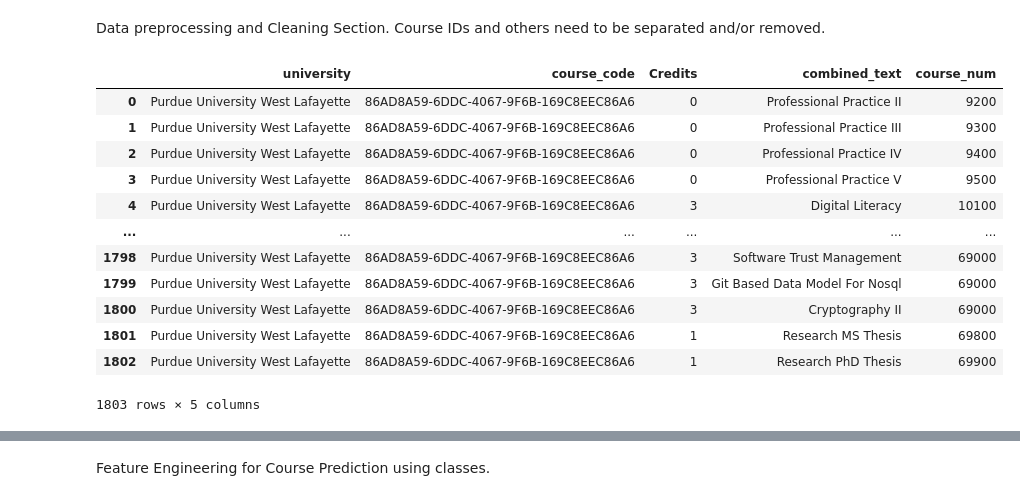
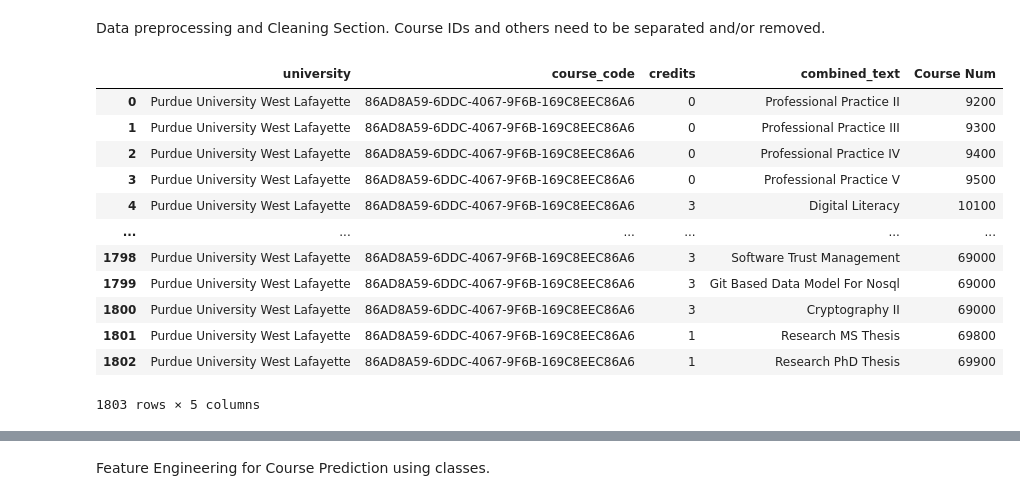
Before and after one commit to GF4987/Transfer-Credit-NLP, a Jupyter notebook: equivalency_predict.ipynb, the cells around one changed output, grey strips where cells are left out. Saved outputs shown, nothing was run; the diff lists cells and outputs as text; code cells hidden in the pictures.

```diff
--- a/equivalency_predict.ipynb
+++ b/equivalency_predict.ipynb
@@ -160,35 +160,35 @@ Data preprocessing and Cleaning Section. Course IDs and others need to be separa
 '''Data Cleaning for Purdue'''
 #Cleaning and standardizing course data for Purdue
 
 purdueDfCopy = purdue_df.copy() #creates a copy dataframe that will not change the original
 
 #University Identifier
 purdueDfCopy['university'] = 'Purdue University West Lafayette'
 
 #Course codes
 purdueDfCopy['course_code'] = purdue_df['SubjectId'].str.strip().str.upper()
 
 #Clean titles and descriptions
 purdueDfCopy['Title'] = purdue_df['Title'].str.strip()
 purdueDfCopy['Description'] = purdue_df['Description'].fillna("").str.strip()
 
 #Credit standardization
-purdueDfCopy['Credits'] = pd.to_numeric(purdue_df['CreditHours'], errors='coerce')
+purdueDfCopy['credits'] = pd.to_numeric(purdue_df['CreditHours'], errors='coerce')
 
 #Combined Text for NLP
 purdueDfCopy['combined_text'] = purdueDfCopy['Title'] + ' ' + purdueDfCopy['Description']
 
 #Course Level/Num
 purdueDfCopy['Course Num'] = purdue_df['Number']
 
 #Drop Extra Columns
 purdueDfCopy = purdueDfCopy.drop(['Id', 'Number', 'SubjectId', 'Title', 'CreditHours', 'Description'], axis=1)
 
 purdue_copy = purdueDfCopy.to_csv('Purdue CSV File With Required Columns', index=False)
 
 display(purdueDfCopy)
 # %% [output]
-|  | university | course_code | Credits | combined_text | course_num |
+|  | university | course_code | credits | combined_text | Course Num |
 | 0 | Purdue University West Lafayette | 86AD8A59-6DDC-4067-9F6B-169C8EEC86A6 | 0 | Professional Practice II | 9200 |
 | 1 | Purdue University West Lafayette | 86AD8A59-6DDC-4067-9F6B-169C8EEC86A6 | 0 | Professional Practice III | 9300 |
 | 2 | Purdue University West Lafayette | 86AD8A59-6DDC-4067-9F6B-169C8EEC86A6 | 0 | Professional Practice IV | 9400 |
```
Also changed, not shown: parts of 6 cells of this notebook, 2 other files.
